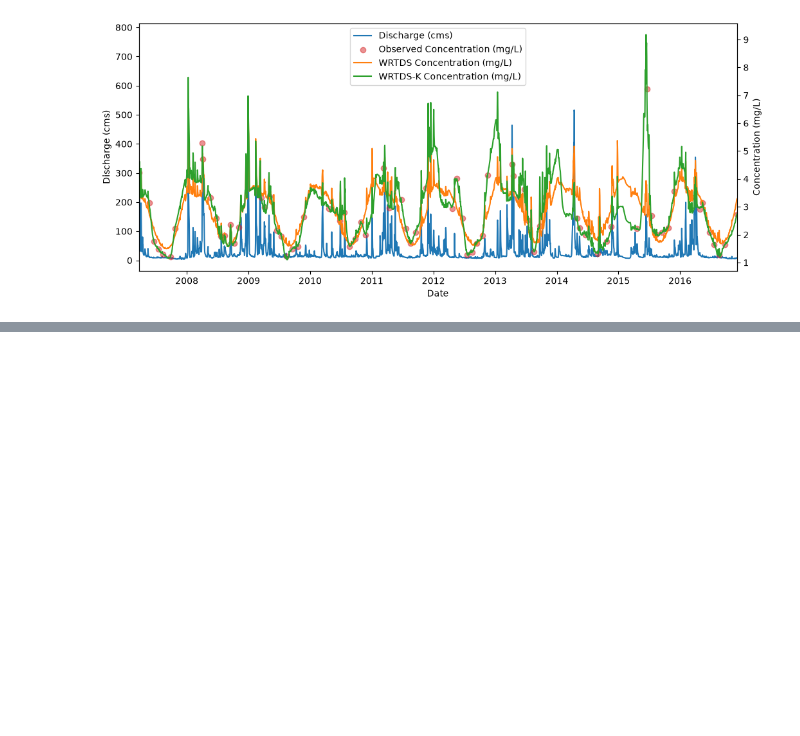
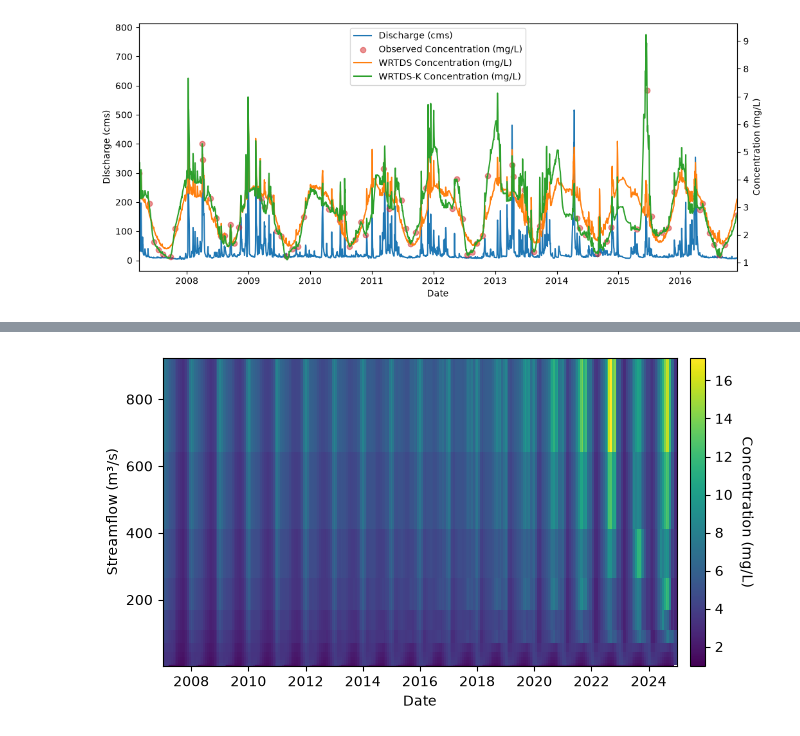
Before and after one commit to Basu-Lab/WRTDS-Py, a Jupyter notebook: docs/example.ipynb, the cells around one changed output, grey strips where cells are left out. Drawn from its saved outputs; the diff is of its cells as text; code cells hidden in the pictures; blank space fills up the shorter version.

Commit message:
Add visualization of WRTDS prediction surface

```diff
--- a/docs/example.ipynb
+++ b/docs/example.ipynb
@@ -110,0 +127,28 @@ plt.show()
+# %%
+time_grid = np.asarray(model.grid_time_, dtype=np.float64)
+logq_grid = np.asarray(model.grid_logq_, dtype=np.float64)
+q_vals = np.exp(logq_grid)  # Streamflow in m³/s
+conc_surface = np.squeeze(model.surface_[:, :, 2]).copy()
+
+T_mesh, Q_mesh = np.meshgrid(time_grid, q_vals)
+
+fig, ax = plt.subplots(figsize=(8, 4))
+
+mesh = ax.pcolormesh(
+    T_mesh,
+    Q_mesh,
+    conc_surface,
+    shading="auto",
+    cmap="viridis",
+)
+
+cbar = fig.colorbar(mesh, ax=ax, pad=0.02)
+cbar.set_label("Concentration (mg/L)", rotation=270, labelpad=15)
+
+ax.set_xlim(2007, 2025)
+
+ax.set_xlabel("Date")
+ax.set_ylabel("Streamflow (m³/s)")
+plt.show()
+# %% [output]
+[figure, added]
```
Also changed, not shown: parts of 4 cells of this notebook.
